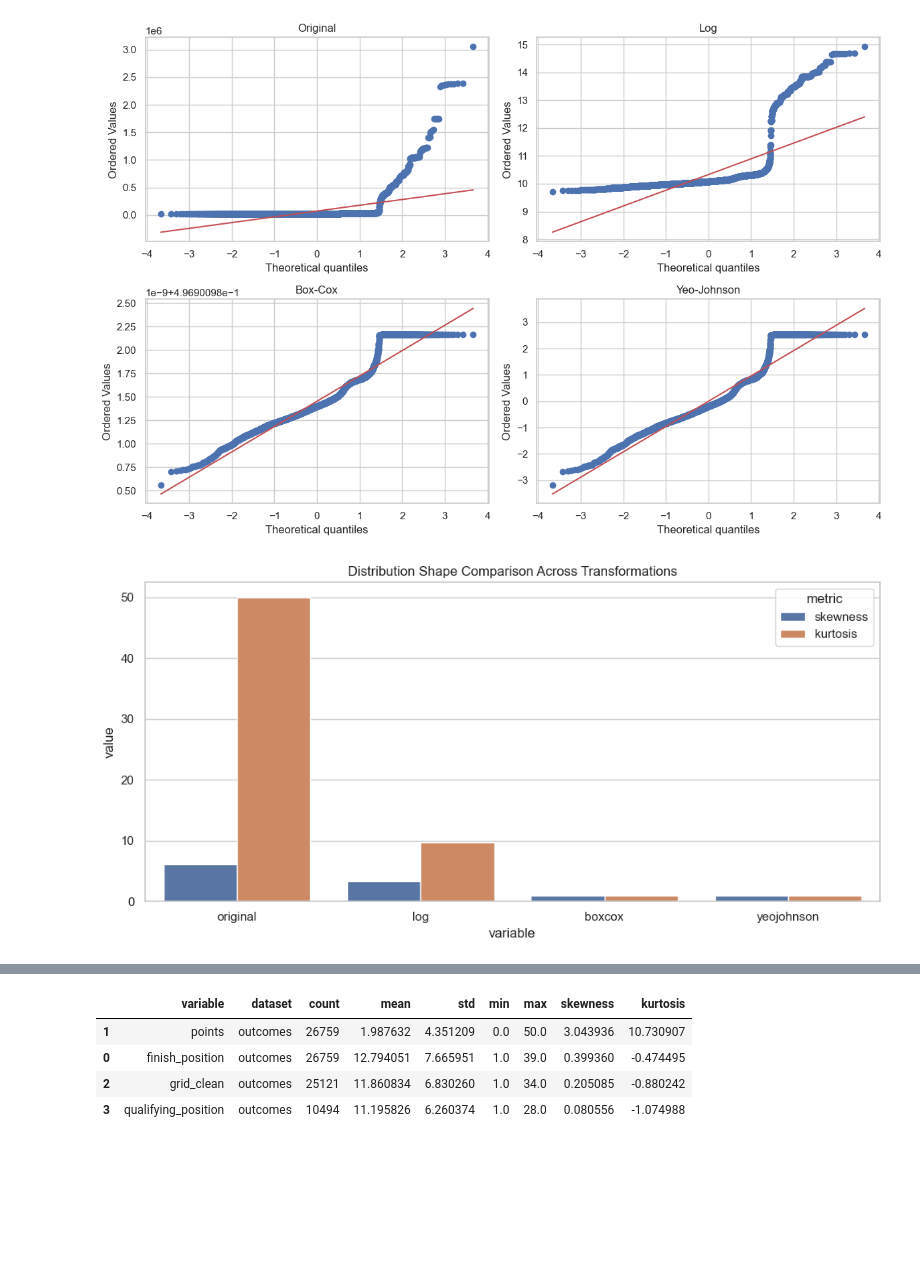
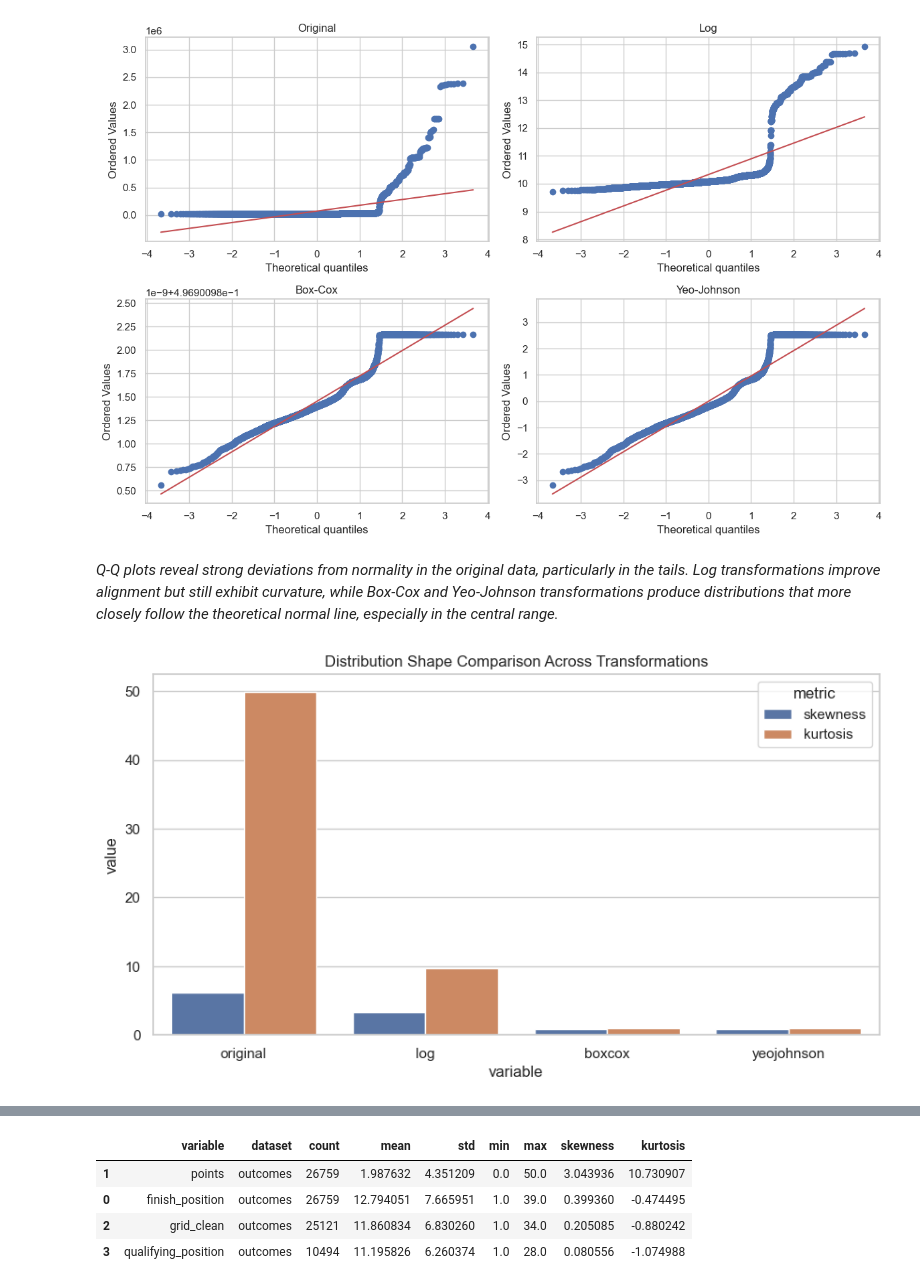
Before and after one commit to blackpaigestone/f1-worldchamp, a Jupyter notebook: 05_distribution_shape_and_dimensionality.ipynb, the cells around one changed output, grey strips where cells are left out. Cells and saved outputs as stored; diff of their text form; code cells hidden in the pictures; blank space fills up the shorter version.

```diff
--- a/05_distribution_shape_and_dimensionality.ipynb
+++ b/05_distribution_shape_and_dimensionality.ipynb
@@ -360,22 +416,27 @@ plt.tight_layout()
 plt.show()
 # %% [output]
 [figure]
+# %% [markdown]
+*Q-Q plots reveal strong deviations from normality in the original data, particularly in the tails. Log transformations improve alignment but still exhibit curvature, while Box-Cox and Yeo-Johnson transformations produce distributions that more closely follow the theoretical normal line, especially in the central range.*
 # %%
+FIG_DIR = "outputs/figures_05"
+os.makedirs(FIG_DIR, exist_ok=True)
+
 #Side by side skew/kurtosis comparison
 results_melt = results.melt(
     id_vars="variable",
     value_vars=["skewness", "kurtosis"],
     var_name="metric",
     value_name="value"
 )
 
 plt.figure(figsize=(10, 5))
 sns.barplot(data=results_melt, x="variable", y="value", hue="metric")
 plt.title("Distribution Shape Comparison Across Transformations")
-plt.tight_layout()
+plt.savefig(os.path.join(FIG_DIR, "07_skew_kurtosis_compare_plots.png"), dpi=300, bbox_inches="tight")
 plt.show()
 # %% [output]
-[figure, old version]
+[figure, new version]
 # %%
 from scipy import stats
 from sklearn.preprocessing import PowerTransformer
```
Also changed, not shown: parts of 62 cells of this notebook, 34 other files.
